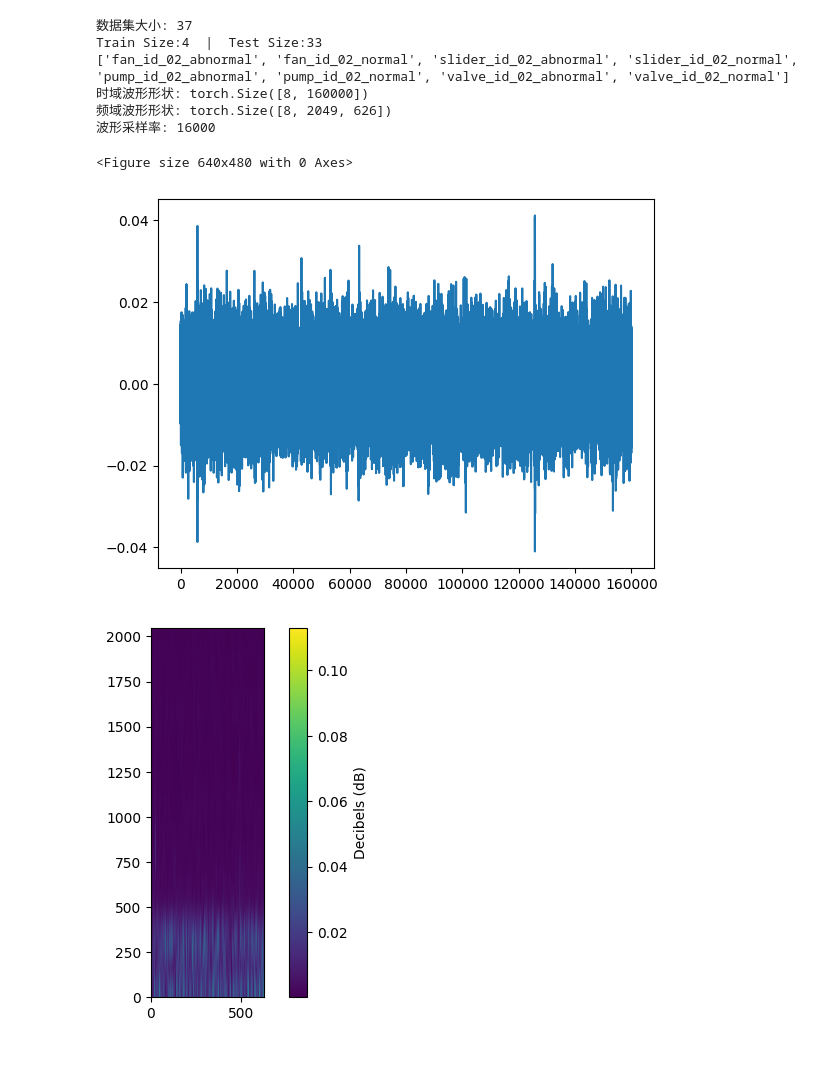
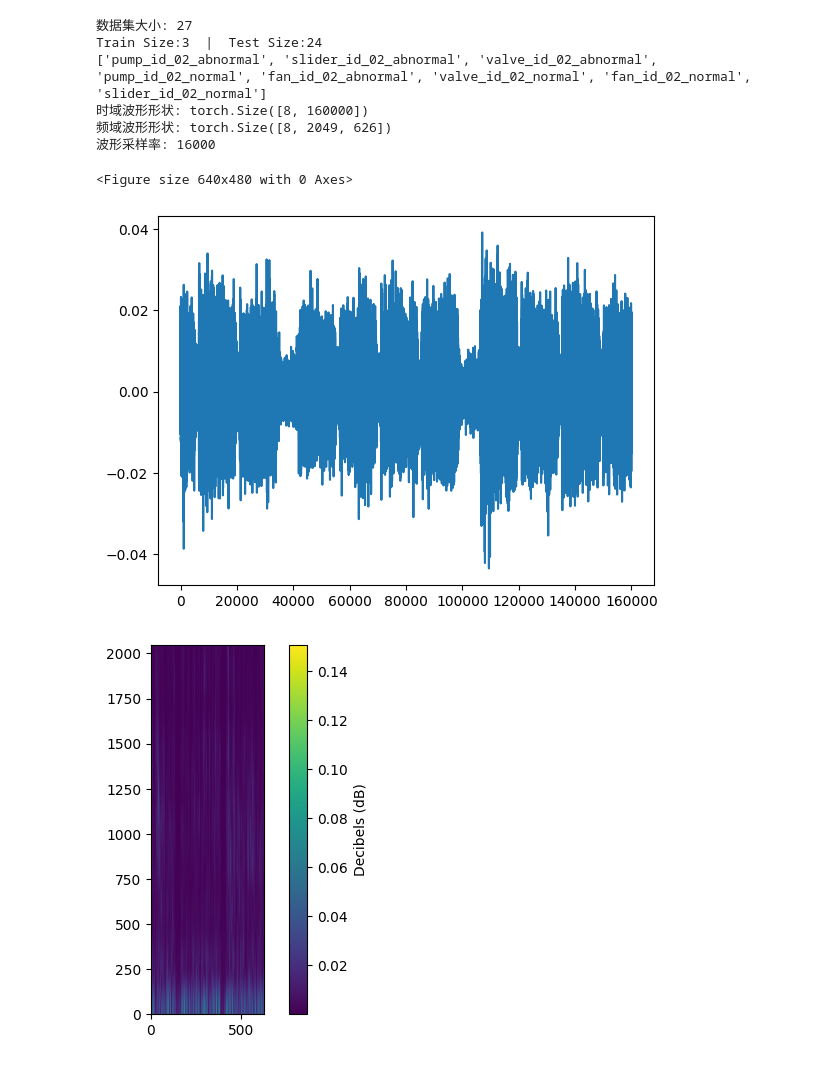
Before and after one commit to L1ndenbaum/GraphConvNetwork, a Jupyter notebook: GraphConv.ipynb, the cells around one changed output. Saved outputs shown, nothing was run; the diff lists cells and outputs as text; code cells hidden in the pictures.

```diff
--- a/GraphConv.ipynb
+++ b/GraphConv.ipynb
@@ -8,7 +8,7 @@ import datasets
 from torch.utils.data import random_split, DataLoader
 import utils, math
 
-mimii_dataset_SNR = 0
+mimii_dataset_SNR = 6
 N, K, query_size = 8, 3, 3
 dataset_transform = 'spectrogram'
 train_test_ratio = 0.1
@@ -38,38 +38,38 @@ train_set, test_set = random_split(mimii_dataset, [train_size, test_size], gener
 train_loader = DataLoader(train_set, batch_size=1, num_workers=num_workers, pin_memory=pin_memory)
 test_loader = DataLoader(test_set, batch_size=1, num_workers=num_workers, pin_memory=pin_memory)
 print(f"Train Size:{train_size}  |  Test Size:{test_size}")
 print(mimii_dataset.N_classes)
 
 # 可视化一个样本
 fig = plt.figure()
 waveform_shape = 0
 freq_waveform_shape = 0
 for support_set, query_set in train_loader:
     for waveform, freq_waveform, label in query_set:
         waveform = waveform.squeeze(0)
         freq_waveform = freq_waveform.squeeze(0)
         print("时域波形形状: {}".format(waveform.size()))
         print("频域波形形状: {}".format(freq_waveform.size()))
         print("波形采样率: {}".format(mimii_dataset.sample_rate))
         plt.figure()
         plt.plot(waveform[0].T.numpy())
         plt.figure()
         plt.imshow(freq_waveform[0], origin='lower')
         plt.colorbar(label="Decibels (dB)")
         waveform_shape = waveform.shape
         freq_waveform_shape = freq_waveform.shape
         break
     break
 # %% [output]
-数据集大小: 37
-Train Size:4  |  Test Size:33
-['fan_id_02_abnormal', 'fan_id_02_normal', 'slider_id_02_abnormal', 'slider_id_02_normal', 'pump_id_02_abnormal', 'pump_id_02_normal', 'valve_id_02_abnormal', 'valve_id_02_normal']
+数据集大小: 27
+Train Size:3  |  Test Size:24
+['pump_id_02_abnormal', 'slider_id_02_abnormal', 'valve_id_02_abnormal', 'pump_id_02_normal', 'fan_id_02_abnormal', 'valve_id_02_normal', 'fan_id_02_normal', 'slider_id_02_normal']
 时域波形形状: torch.Size([8, 160000])
 频域波形形状: torch.Size([8, 2049, 626])
 波形采样率: 16000
 <Figure size 640x480 with 0 Axes>
-[figure, old version]
+[figure, new version]
-[figure, old version]
+[figure, new version]
 # %%
 import nets
 # CNN训练
```
Also changed, not shown: parts of 5 cells of this notebook, 7 other files.
